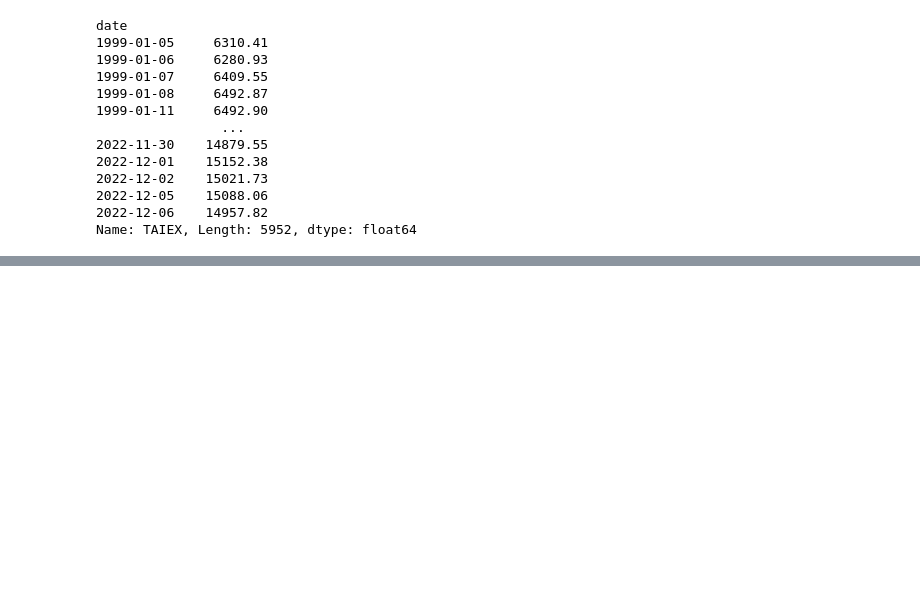
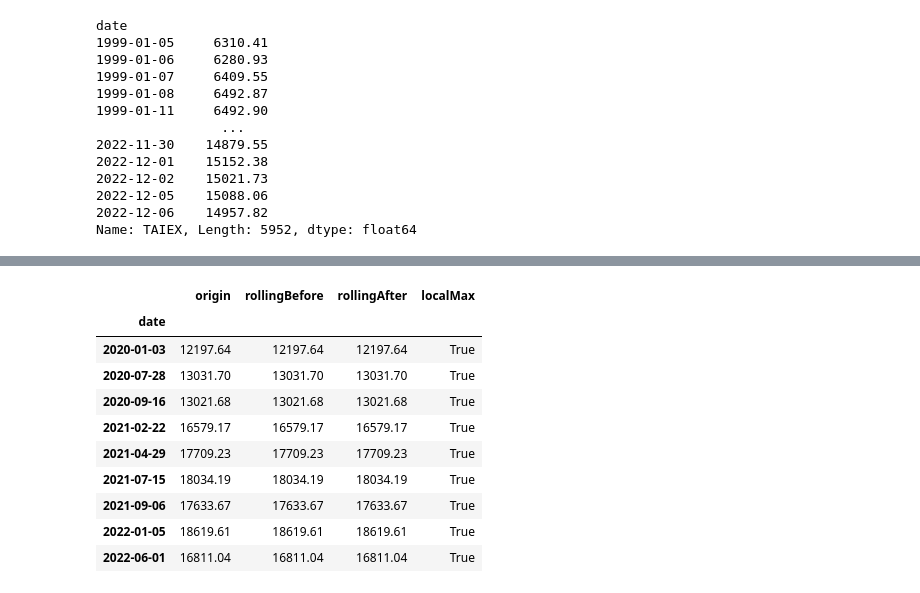
Before and after one commit to pkh-forresthsia/beTrue, a Jupyter notebook: localPrice.ipynb, the cells around one changed output, grey strips where cells are left out. Cells and saved outputs as stored; diff of their text form; code cells hidden in the pictures; blank space fills up the shorter version.

Commit message:
local max

```diff
--- a/localPrice.ipynb
+++ b/localPrice.ipynb
@@ -41,5 +27,6 @@ Name: TAIEX, Length: 5950, dtype: float64
 # %%
-priceMax.rolling(n).max()
+priceMaxRb=priceMax.rolling(n).max()
+priceMaxRb
 # %% [output]
 date
 1999-01-05         NaN
@@ -88,0 +48,4 @@ Name: 1101, Length: 7936, dtype: float64
+# %%
+df=pd.concat({'origin':priceMax,"rollingBefore":priceMaxRb},axis=1)
+df['rollingAfter']=np.NaN
+df
@@ -88,0 +70,18 @@ Name: 1101, Length: 7936, dtype: float64
+# %%
+df['rollingAfter']=df['rollingBefore'].shift(-n+1,axis=0)
+# %%
+df['localMax']=df['rollingBefore']==df['rollingAfter']
+# %%
+df[df['localMax']==True][-10:-1]
+# %% [output]
+|  | origin | rollingBefore | rollingAfter | localMax |
+| date |  |  |  |  |
+| 2020-01-03 | 12197.64 | 12197.64 | 12197.64 | True |
+| 2020-07-28 | 13031.70 | 13031.70 | 13031.70 | True |
+| 2020-09-16 | 13021.68 | 13021.68 | 13021.68 | True |
+| 2021-02-22 | 16579.17 | 16579.17 | 16579.17 | True |
+| 2021-04-29 | 17709.23 | 17709.23 | 17709.23 | True |
+| 2021-07-15 | 18034.19 | 18034.19 | 18034.19 | True |
+| 2021-09-06 | 17633.67 | 17633.67 | 17633.67 | True |
+| 2022-01-05 | 18619.61 | 18619.61 | 18619.61 | True |
+| 2022-06-01 | 16811.04 | 16811.04 | 16811.04 | True |
```
Also changed, not shown: parts of 7 cells of this notebook, 1 other file.
